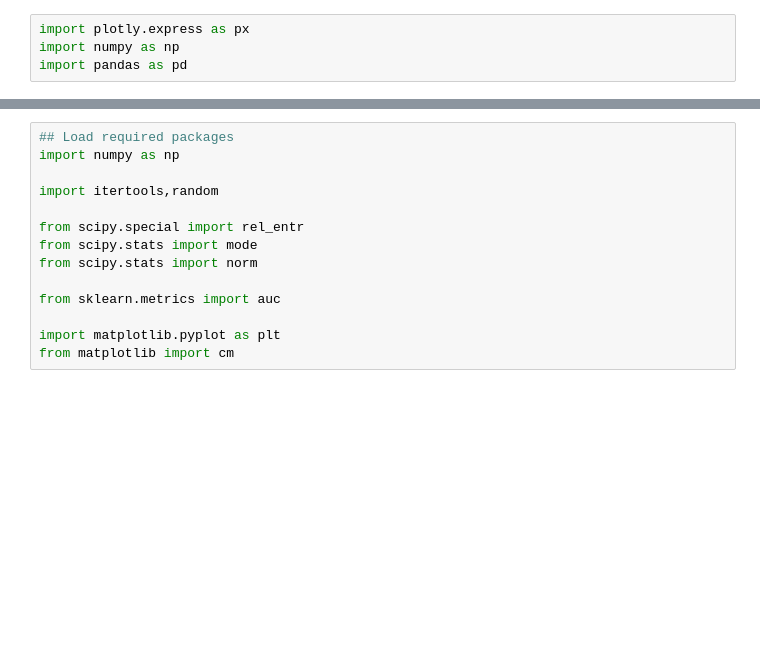
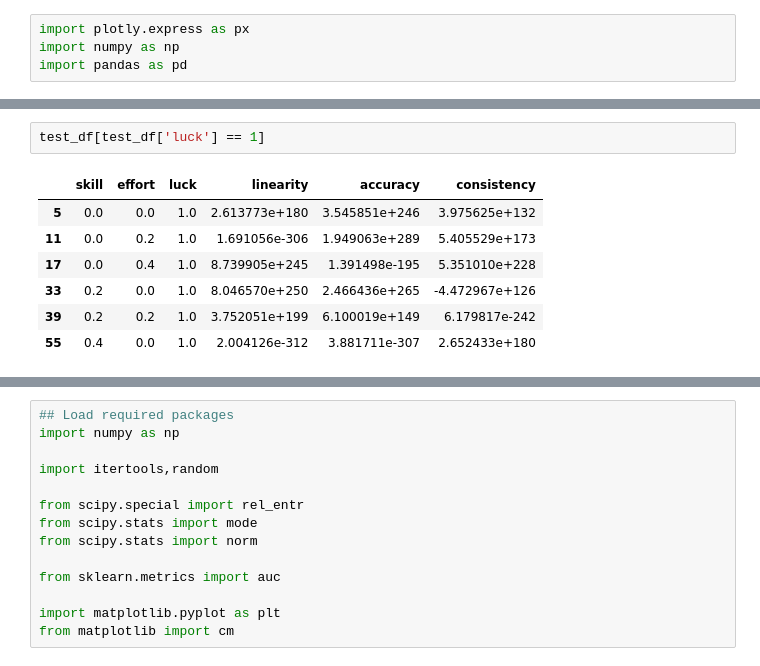
Before and after one commit to aperkes/BayesBattleBots, a Jupyter notebook: BayesFights.ipynb, the cells around one changed output, grey strips where cells are left out. Cells and saved outputs as stored; diff of their text form; blank space fills up the shorter version.

```diff
--- a/BayesFights.ipynb
+++ b/BayesFights.ipynb
@@ -34,3 +41,13 @@ fig.update_traces(marker={'size': 15})
 fig.show()
 # %% [output]
 [interactive output not drawn]
+# %%
+test_df[test_df['luck'] == 1]
+# %% [output]
+|  | skill | effort | luck | linearity | accuracy | consistency |
+| 5 | 0.0 | 0.0 | 1.0 | 2.613773e+180 | 3.545851e+246 | 3.975625e+132 |
+| 11 | 0.0 | 0.2 | 1.0 | 1.691056e-306 | 1.949063e+289 | 5.405529e+173 |
+| 17 | 0.0 | 0.4 | 1.0 | 8.739905e+245 | 1.391498e-195 | 5.351010e+228 |
+| 33 | 0.2 | 0.0 | 1.0 | 8.046570e+250 | 2.466436e+265 | -4.472967e+126 |
+| 39 | 0.2 | 0.2 | 1.0 | 3.752051e+199 | 6.100019e+149 | 6.179817e-242 |
+| 55 | 0.4 | 0.0 | 1.0 | 2.004126e-312 | 3.881711e-307 | 2.652433e+180 |
```
Also changed, not shown: parts of 4 cells of this notebook, 6 other files.
